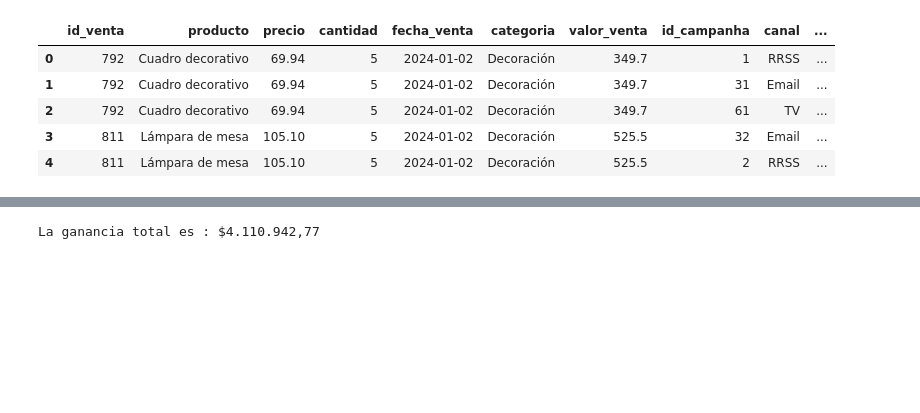
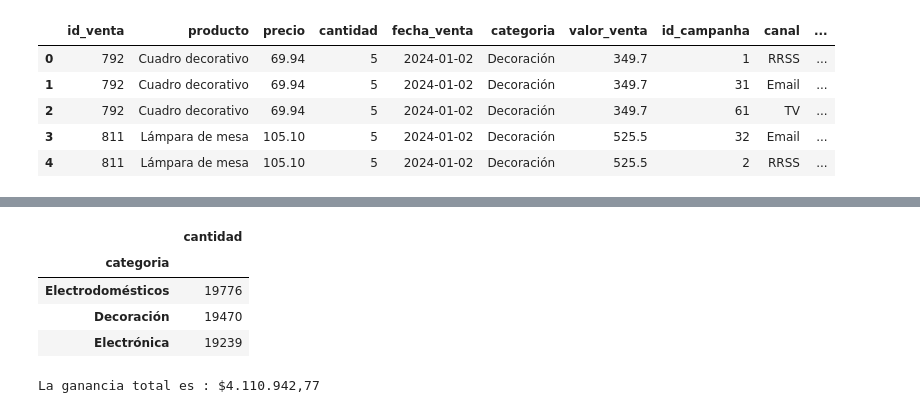
Before and after one commit to FerJGit/TT-2C2025-Data-Analitycs-Notebooks, a Jupyter notebook: PreEntrega/Mis_Archivos/Pre-entrega.ipynb, the cells around one changed output, grey strips where cells are left out. Saved outputs shown, nothing was run; the diff lists cells and outputs as text; code cells hidden in the pictures; blank space fills up the shorter version.

```diff
--- a/PreEntrega/Mis_Archivos/Pre-entrega.ipynb
+++ b/PreEntrega/Mis_Archivos/Pre-entrega.ipynb
@@ -921 +924,14 @@ ventas_marketing.groupby("categoria")[["valor_costo", "valor_venta", "diferencia
+# %%
+# Agrupo la cantidad de productos vendidos por categoría, para ver si se corresponden con el ranking de diferencia_venta_costo (ganancia).
+#
+# Vemos que : Electrodomésticos se vendió más (19.776) y nos dejó mayor diferencia (1.419.390,29).
+#             Decoración se vendió un poco más que Electrónica (19.470 contra 19.239) pero sin embargo nos dejó menor ganancia (1.335.393,00 contra 1.356.159,48)
+#
+ventas_marketing.groupby("categoria")[["cantidad"]].sum().sort_values(by="cantidad", ascending=False)
+# %% [output]
+|  | cantidad |
+| categoria |  |
+| Electrodomésticos | 19776 |
+| Decoración | 19470 |
+| Electrónica | 19239 |
 # %%
```
Also changed, not shown: parts of 35 cells of this notebook.
